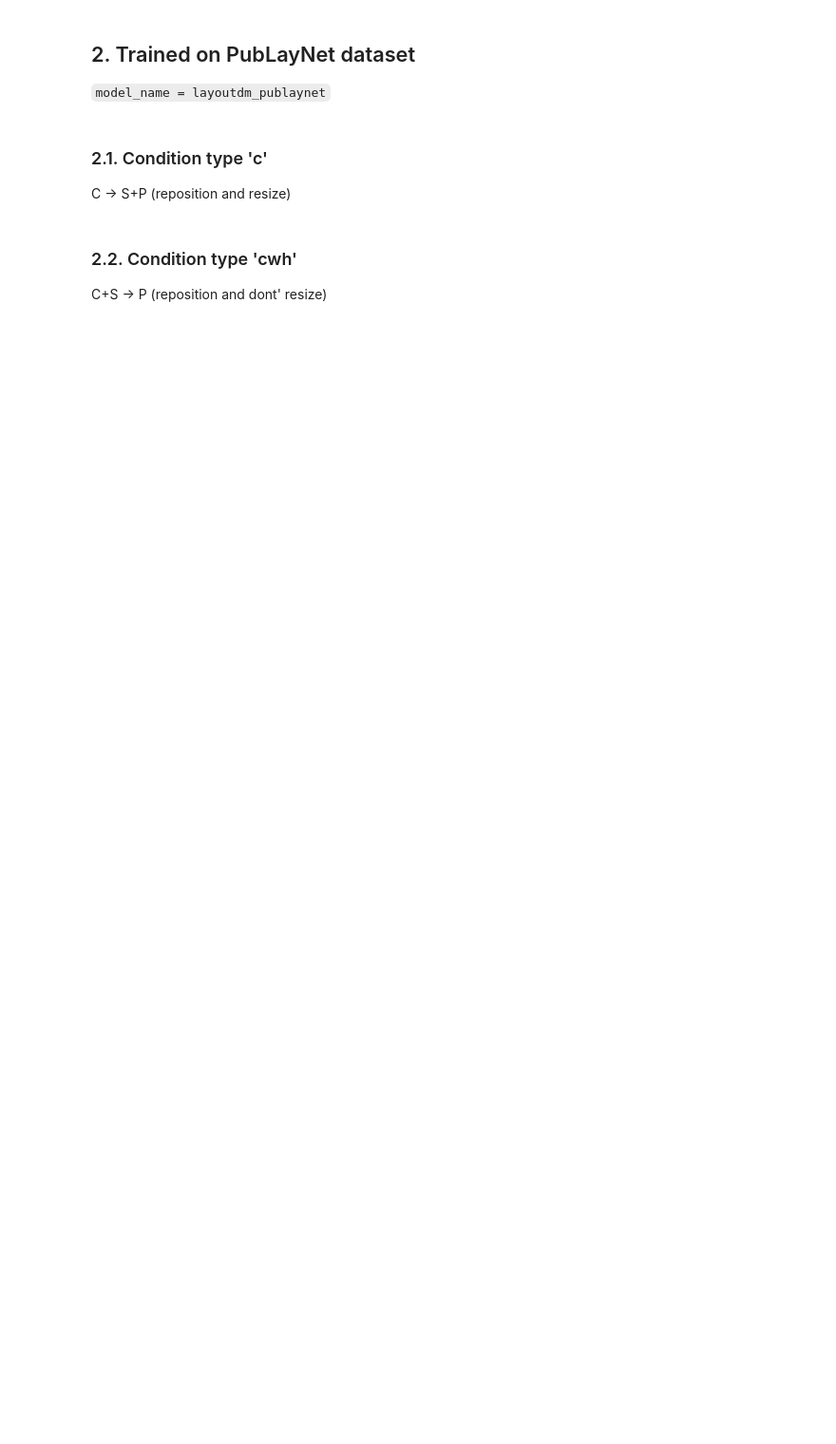
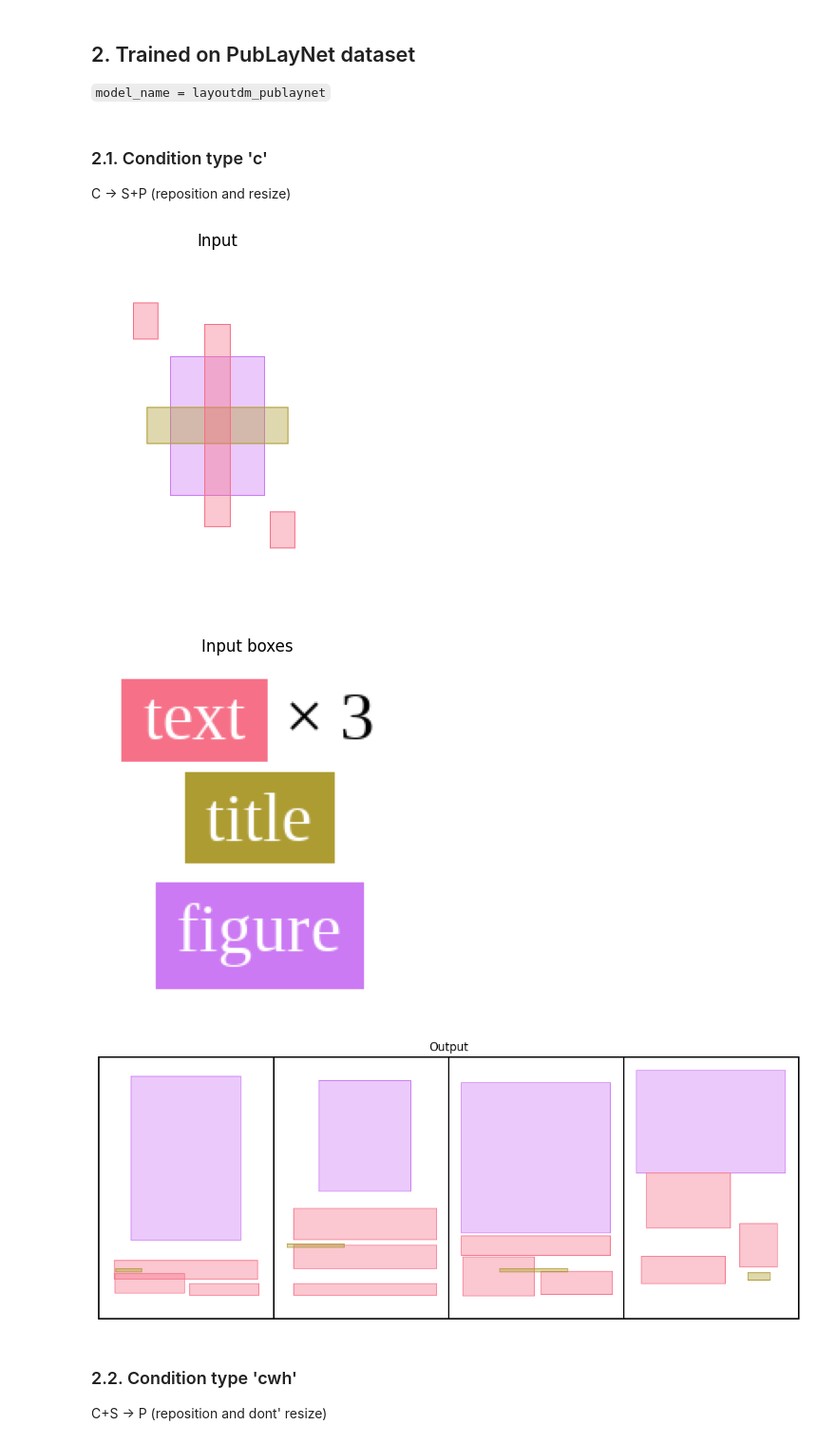
Before and after one commit to matthiaskozubal/layout-dm, a Jupyter notebook: notebooks/demo_custom_input.ipynb, the cells around one changed output. Shown at 95% size. Saved outputs shown, nothing was run; the diff lists cells and outputs as text; code cells hidden in the pictures; blank space fills up the shorter version.

```diff
--- a/notebooks/demo_custom_input.ipynb
+++ b/notebooks/demo_custom_input.ipynb
@@ -54,7 +100,11 @@ pred = predict_layout(custom_input_from_tensor_default, model_name='layoutdm_ric
 ### 2.1. Condition type 'c'
 C -> S+P (reposition and resize)
 # %%
-pred = predict_layout(custom_input_from_tensor_default, model_name='layoutdm_publaynet', cond_type='c', plot_images=True, print_output=False)
+pred = predict_layout(custom_input_from_tensor_default, model_name='layoutdm_publaynet', cond_type='c', verbatim=True)
+# %% [output]
+[figure, added]
+[figure, added]
+[figure, added]
 # %% [markdown]
 ### 2.2. Condition type 'cwh'
 C+S -> P (reposition and dont' resize)
```
Also changed, not shown: parts of 19 cells of this notebook, 25 other files.
